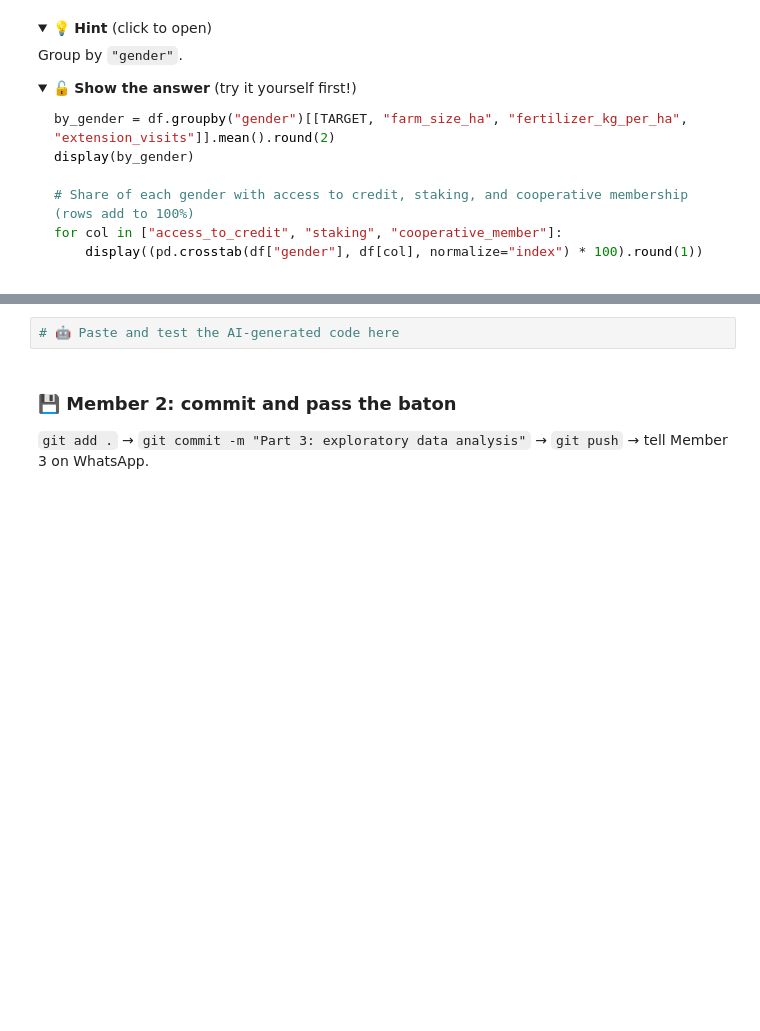
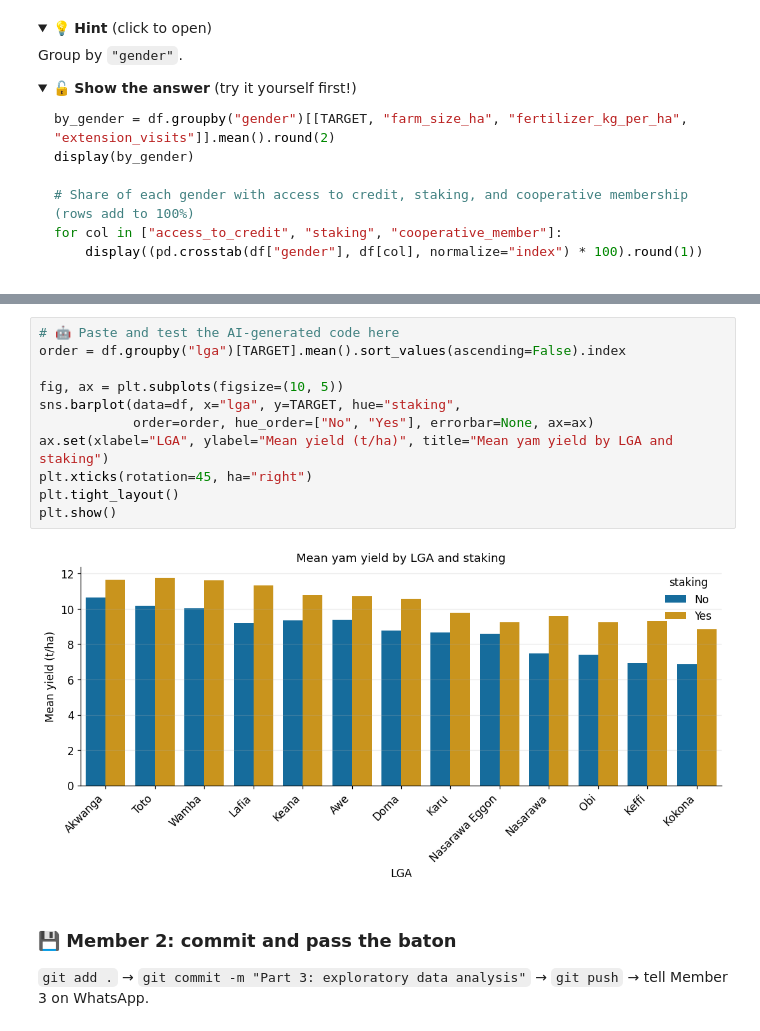
Before and after one commit to ofugocho/NSUK-DS-GROUP-03, a Jupyter notebook: notebooks/group_project.ipynb, the cells around one changed output, grey strips where cells are left out. Saved outputs shown, nothing was run; the diff lists cells and outputs as text; folded sections open; blank space fills up the shorter version.

Commit message:
Part 3: exploratory data analysis"

```diff
--- a/notebooks/group_project.ipynb
+++ b/notebooks/group_project.ipynb
@@ -1041,6 +1102,17 @@ Paste the code below and run it. ✅ **Check:** do the numbers on the chart matc
 understand every line? Only send the AI your **column names**, never your data.
 # %%
 # 🤖 Paste and test the AI-generated code here
+order = df.groupby("lga")[TARGET].mean().sort_values(ascending=False).index
+
+fig, ax = plt.subplots(figsize=(10, 5))
+sns.barplot(data=df, x="lga", y=TARGET, hue="staking",
+            order=order, hue_order=["No", "Yes"], errorbar=None, ax=ax)
+ax.set(xlabel="LGA", ylabel="Mean yield (t/ha)", title="Mean yam yield by LGA and staking")
+plt.xticks(rotation=45, ha="right")
+plt.tight_layout()
+plt.show()
+# %% [output]
+[figure, added]
 # %% [markdown]
 ### 💾 Member 2: commit and pass the baton
 `git add .` → `git commit -m "Part 3: exploratory data analysis"` → `git push` → tell Member 3 on WhatsApp.
```
Also changed, not shown: parts of 15 cells of this notebook.
